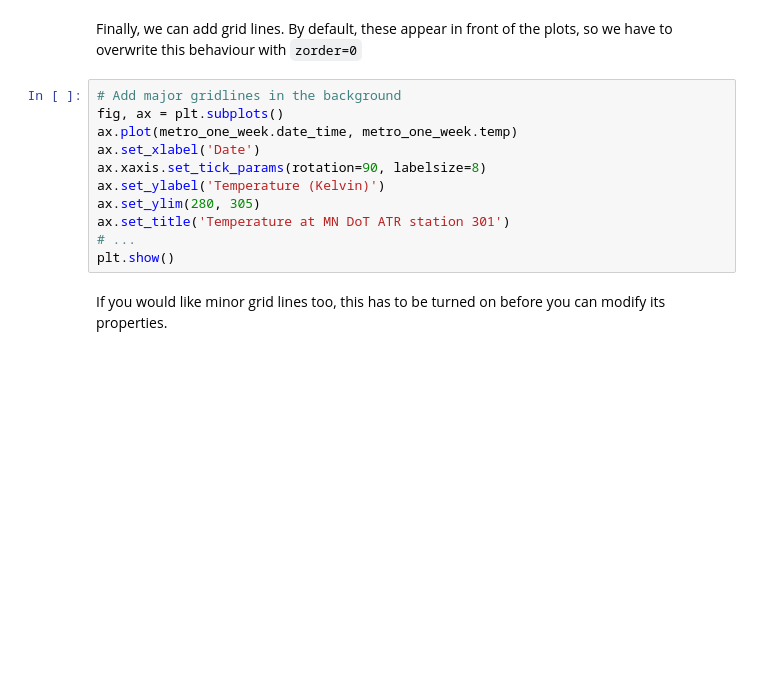
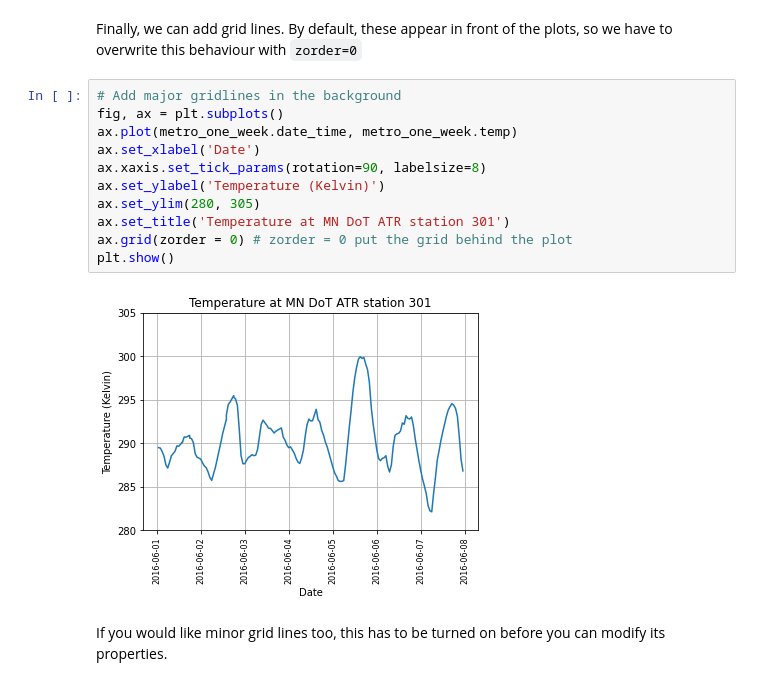
Before and after one commit to mat10599/python_for_data_science, a Jupyter notebook: session2/session-two-teaching-questions.ipynb, the cells around one changed output. Cells and saved outputs as stored; diff of their text form; blank space fills up the shorter version.

```diff
--- a/session2/session-two-teaching-questions.ipynb
+++ b/session2/session-two-teaching-questions.ipynb
@@ -276,14 +282,16 @@ Finally, we can add grid lines. By default, these appear in front of the plots,
 # %%
 # Add major gridlines in the background
 fig, ax = plt.subplots()
 ax.plot(metro_one_week.date_time, metro_one_week.temp)
 ax.set_xlabel('Date')
 ax.xaxis.set_tick_params(rotation=90, labelsize=8)
 ax.set_ylabel('Temperature (Kelvin)')
 ax.set_ylim(280, 305)
 ax.set_title('Temperature at MN DoT ATR station 301')
-# ...
+ax.grid(zorder = 0) # zorder = 0 put the grid behind the plot
 plt.show()
+# %% [output]
+[figure, added]
 # %% [markdown]
 If you would like minor grid lines too, this has to be turned on before you can modify its properties.
 # %%
```
Also changed, not shown: parts of 13 cells of this notebook, 2 other files.
